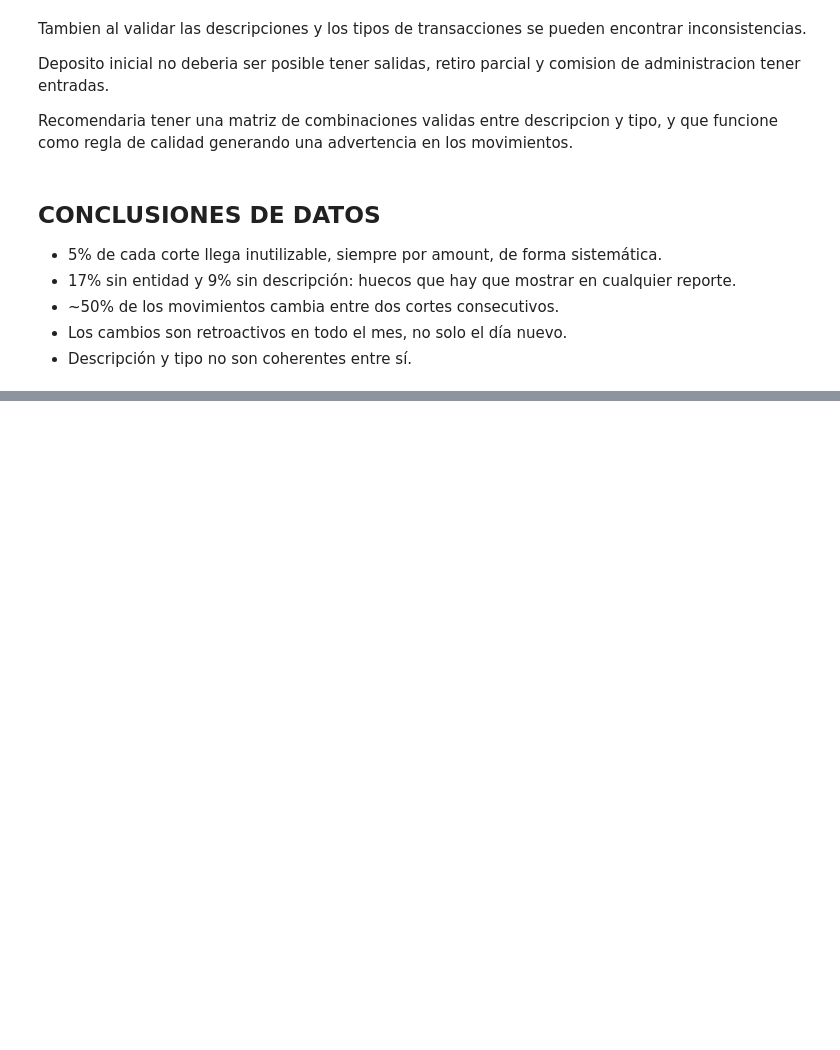
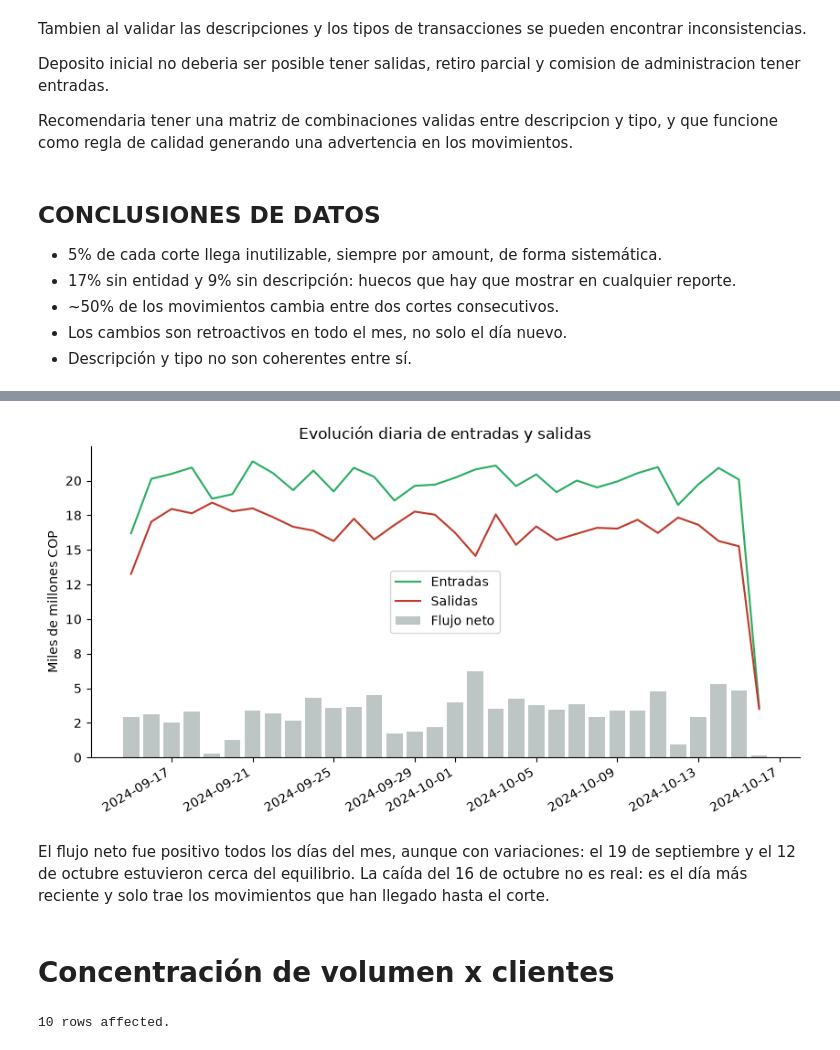
Before and after one commit to alexandergenes/tyba-pipeline, a Jupyter notebook: notebooks/insights.ipynb, the cells around one changed output, grey strips where cells are left out. Drawn from its saved outputs; the diff is of its cells as text; code cells hidden in the pictures; blank space fills up the shorter version.

```diff
--- a/notebooks/insights.ipynb
+++ b/notebooks/insights.ipynb
@@ -248,0 +388,39 @@ Recomendaria tener una matriz de combinaciones validas entre descripcion y tipo,
+# %%
+df = tabla(evolucion)
+fig, ax = plt.subplots()
+ax.plot(df["date"], df["entradas"], label="Entradas", color="#27ae60")
+ax.plot(df["date"], df["salidas"], label="Salidas", color="#c0392b")
+ax.bar(df["date"], df["flujo_neto"], label="Flujo neto", color="#7f8c8d", alpha=0.5)
+ax.yaxis.set_major_formatter(miles_de_millones)
+ax.set_ylabel("Miles de millones COP")
+ax.set_title("Evolución diaria de entradas y salidas")
+ax.legend()
+fig.autofmt_xdate()
+plt.show()
+# %% [output]
+[figure, added]
+# %% [markdown]
+El flujo neto fue positivo todos los días del mes, aunque con variaciones: el 19 de septiembre y el 12 de octubre estuvieron cerca del equilibrio. La caída del 16 de octubre no es real: es el día más reciente y solo trae los movimientos que han llegado hasta el corte.
+# %% [markdown]
+# Concentración de volumen x clientes
+# %%
+%%sql concentracion <<
+WITH por_cliente AS (
+    SELECT id_cliente, SUM(amount) AS volumen
+    FROM movimientos_actual
+    GROUP BY id_cliente
+),
+deciles AS (
+    SELECT volumen, NTILE(10) OVER (ORDER BY volumen DESC) AS decil
+    FROM por_cliente
+)
+SELECT decil,
+       COUNT(*) AS clientes,
+       SUM(volumen) AS volumen,
+       ROUND(100.0 * SUM(volumen) / SUM(SUM(volumen)) OVER (), 2) AS pct_volumen,
+       ROUND(100.0 * SUM(SUM(volumen)) OVER (ORDER BY decil) / SUM(SUM(volumen)) OVER (), 2) AS pct_acumulado
+FROM deciles
+GROUP BY decil
+ORDER BY decil
+# %% [output]
+10 rows affected.
```
Also changed, not shown: parts of 26 cells of this notebook, 1 other file.
